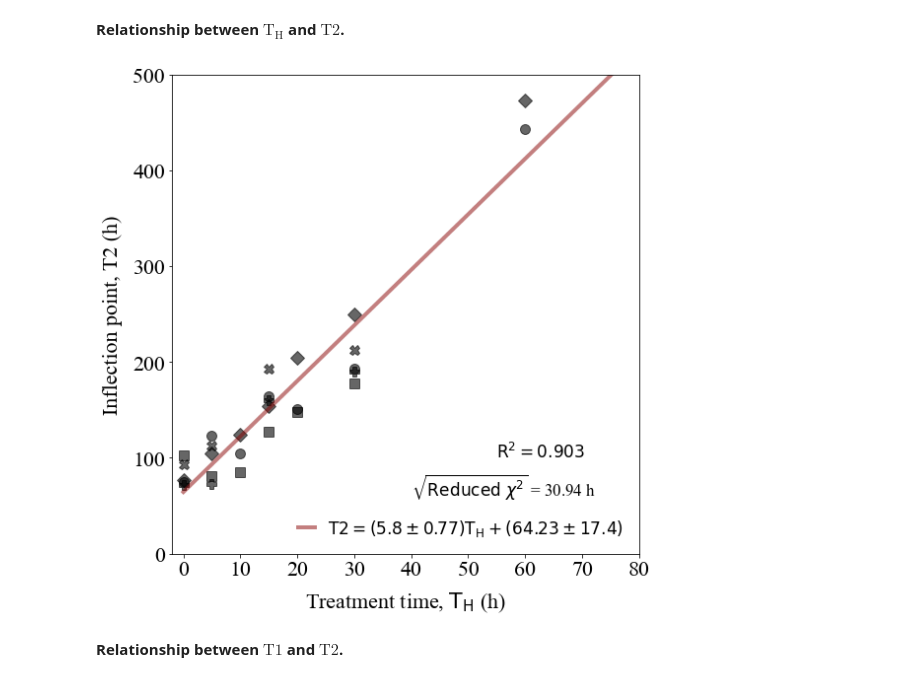
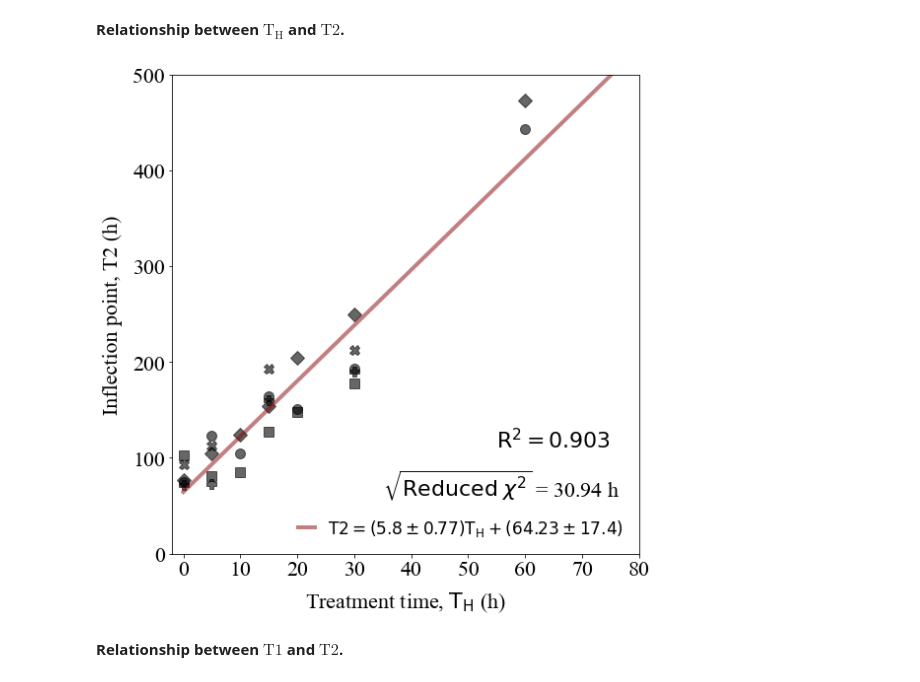
Before and after one commit to sarkar-s/ProVia, a Jupyter notebook: Plot_inflection_points.ipynb, the cells around one changed output. Drawn from its saved outputs; the diff is of its cells as text; code cells hidden in the pictures.

```diff
--- a/Plot_inflection_points.ipynb
+++ b/Plot_inflection_points.ipynb
@@ -124,31 +115,31 @@ reduced_chi_text = r'$\sqrt{\mathrm{Reduced} \; \chi^2}$ = '+str(round(reduced_c
 # %%
 fig, axs = plt.subplots(figsize=(8,8))
 
 rcParams['font.family'] = 'sans-serif'
 rcParams['font.sans-serif'] = ['Times New Roman']
 
 marker_list = {'Study1':'o','Study2':'D','Study3':'s','Study4':'X','Study5':'P'}
 
 for s in studies:
     labelname = s.replace('Study','Study ')
     plt.plot(inflection_points[s]['CT'],inflection_points[s]['T2'],marker=marker_list[s],ms=10,color='black',alpha=0.6,linewidth=0)
 
 plt.plot(x,y,linewidth=4,color='#880000',alpha=0.5,label=fitname)
 
-plt.text(55,100,r_text,fontsize=17)
-plt.text(40,60,reduced_chi_text,fontsize=17)
+plt.text(55,110,r_text,fontsize=22)
+plt.text(35,60,reduced_chi_text,fontsize=22)
 
 plt.xticks(size=22)
 plt.yticks(size=22)
 plt.xlabel(r'Treatment time, $\mathrm{T_H}$ (h)',size=22,labelpad=10)
 plt.ylabel(r'Inflection point, T2 (h)',size=22,rotation=90,labelpad=10)
 plt.xlim(-2,80)
 plt.ylim(0,500)
 plt.legend(frameon=False,prop={'size': 17,'family':'Times New Roman'},markerscale=1.25,handlelength=1.0,loc='lower right')
 plt.tight_layout()
 plt.savefig('THT2.png',dpi=300)
 # %% [output]
-[figure, old version]
+[figure, new version]
 # %% [markdown]
 **Relationship between $\mathrm{T1}$ and $\mathrm{T2}$.**
 # %%
```
Also changed, not shown: parts of 5 cells of this notebook, 52 other files.
